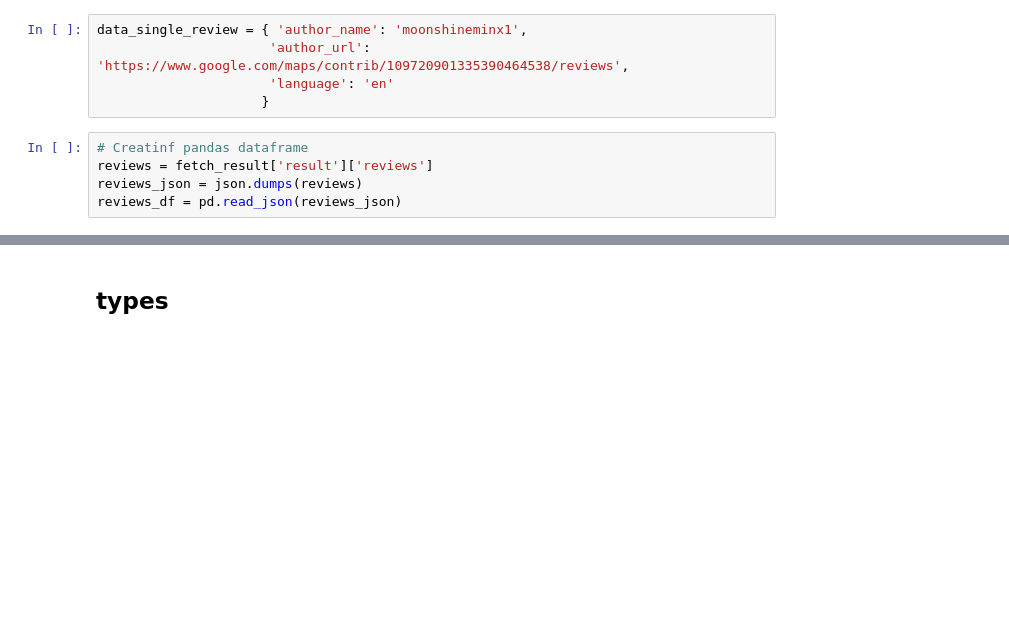
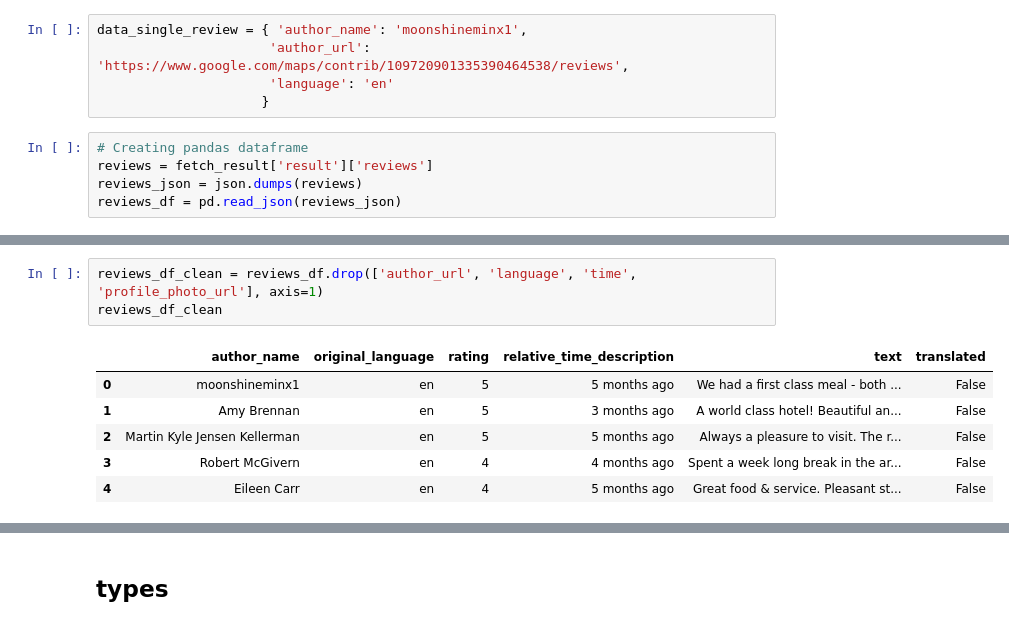
Before and after one commit to fernandobusta/DataProject, a Jupyter notebook: Processing-data/format-place.ipynb, the cells around one changed output, grey strips where cells are left out. Cells and saved outputs as stored; diff of their text form; blank space fills up the shorter version.

```diff
--- a/Processing-data/format-place.ipynb
+++ b/Processing-data/format-place.ipynb
@@ -289,7 +283,7 @@ data_single_review = { 'author_name': 'moonshineminx1',
                       'language': 'en'
                      }
 # %%
-# Creatinf pandas dataframe
+# Creating pandas dataframe
 reviews = fetch_result['result']['reviews']
 reviews_json = json.dumps(reviews)
 reviews_df = pd.read_json(reviews_json)
@@ -302,3 +296,13 @@ reviews_df
 | 2 | Martin Kyle Jensen Kellerman | https://www.google.com/maps/contr... | en | en | https://lh3.googleusercontent.com... | 5 | ... |
 | 3 | Robert McGivern | https://www.google.com/maps/contr... | en | en | https://lh3.googleusercontent.com... | 4 | ... |
 | 4 | Eileen Carr | https://www.google.com/maps/contr... | en | en | https://lh3.googleusercontent.com... | 4 | ... |
+# %%
+reviews_df_clean = reviews_df.drop(['author_url', 'language', 'time', 'profile_photo_url'], axis=1)
+reviews_df_clean
+# %% [output]
+|  | author_name | original_language | rating | relative_time_description | text | translated |
+| 0 | moonshineminx1 | en | 5 | 5 months ago | We had a first class meal - both ... | False |
+| 1 | Amy Brennan | en | 5 | 3 months ago | A world class hotel! Beautiful an... | False |
+| 2 | Martin Kyle Jensen Kellerman | en | 5 | 5 months ago | Always a pleasure to visit. The r... | False |
+| 3 | Robert McGivern | en | 4 | 4 months ago | Spent a week long break in the ar... | False |
+| 4 | Eileen Carr | en | 4 | 5 months ago | Great food & service. Pleasant st... | False |
```
Also changed, not shown: parts of 4 cells of this notebook.
